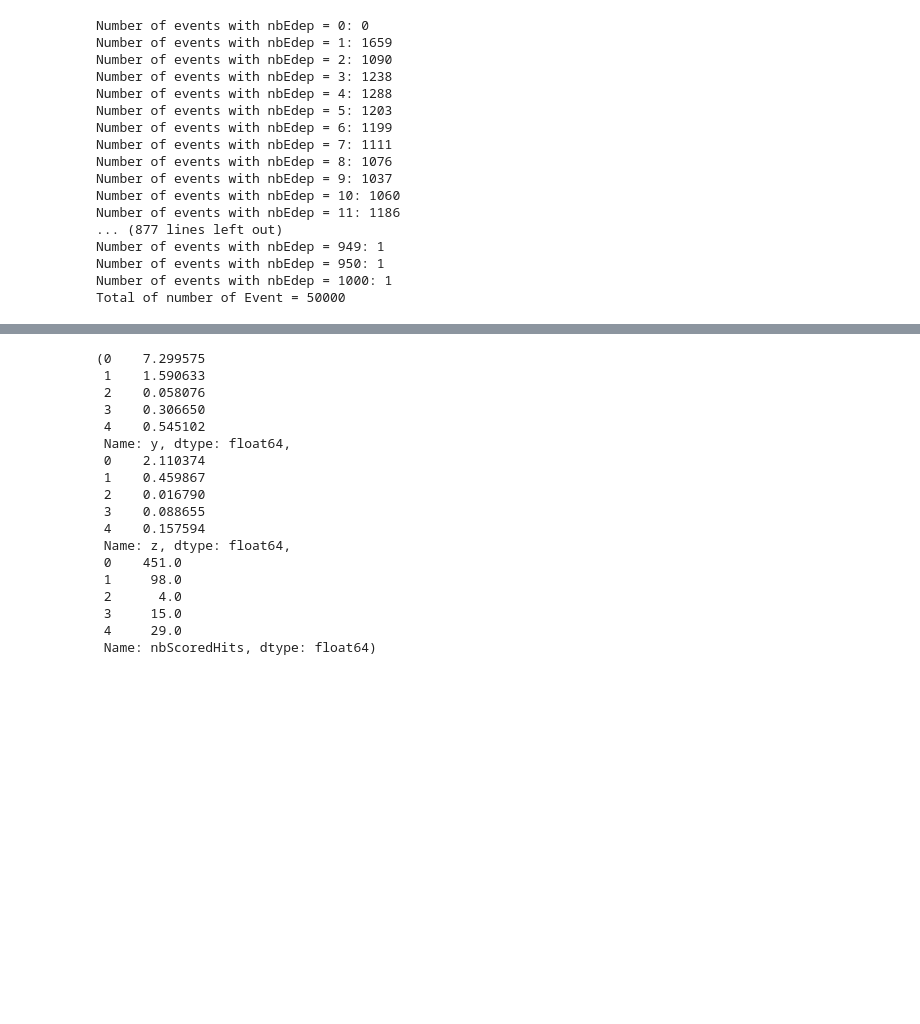
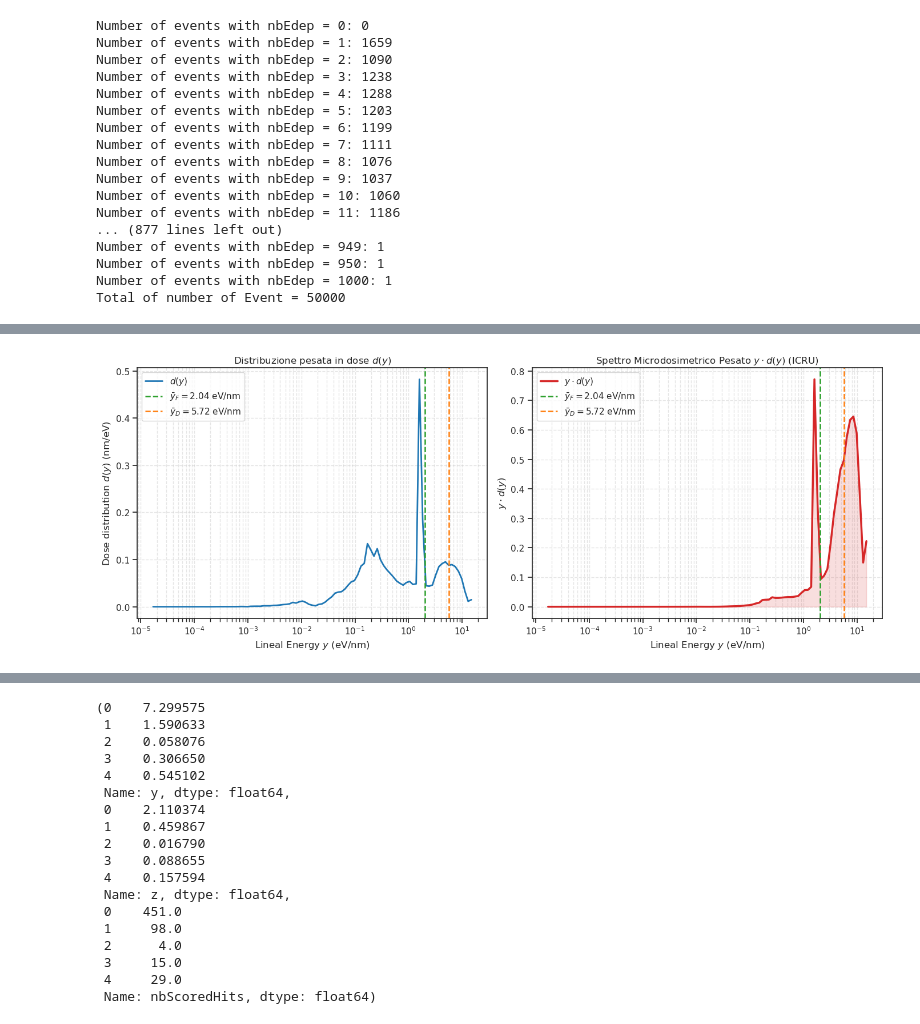
Before and after one commit to michelepascazio28-dot/Rame, a Jupyter notebook: Analysis.ipynb, the cells around one changed output, grey strips where cells are left out. Drawn from its saved outputs; the diff is of its cells as text; code cells hidden in the pictures; blank space fills up the shorter version.

```diff
--- a/Analysis.ipynb
+++ b/Analysis.ipynb
@@ -118,3 +237,97 @@ plt.show()
+# %%
+import matplotlib.pyplot as plt
+import numpy as np
+import pandas as pd
+import seaborn as sns
+
+# Stile grafico
+sns.set_theme(style="ticks")
+plt.rcParams.update({"font.size": 11, "figure.autolayout": True})
+
+# -----------------------------------------------------------------------------
+# 1. PREPARAZIONE DATI E BINNAGGIO LOGARITMICO
+# -----------------------------------------------------------------------------
+y_data = df["y"].values
+y_data = y_data[y_data > 0]
+
+num_bins = 100
+bins = np.logspace(np.log10(np.min(y_data)), np.log10(np.max(y_data)), num_bins)
+
+counts, bin_edges = np.histogram(y_data, bins=bins)
+bin_centers = np.sqrt(bin_edges[:-1] * bin_edges[1:])
+dy = np.diff(bin_edges)
+
+# Calcolo f(y), d(y), y*d(y)
+f_y = counts / (np.sum(counts) * dy)
+y_F = np.sum(bin_centers * f_y * dy)
+y_D = np.sum((bin_centers**2) * f_y * dy) / y_F
+
+d_y = (bin_centers * f_y) / y_F
+yd_y = bin_centers * d_y
+
+# -----------------------------------------------------------------------------
+# 2. GENERAZIONE GRAFICI CON SEGNALATORI y_F E y_D
+# -----------------------------------------------------------------------------
+fig, axes = plt.subplots(1, 2, figsize=(14, 5.5))
+
+# --- GRAFICO A: d(y) vs y ---
+axes[0].plot(bin_centers, d_y, color="#1f77b4", lw=2, label="$d(y)$")
+axes[0].axvline(
+    x=y_F,
+    color="#2ca02c",
+    linestyle="--",
+    linewidth=1.8,
+    label=f"$\\bar{{y}}_F = {y_F:.2f}$ eV/nm",
+)
+axes[0].axvline(
+    x=y_D,
+    color="#ff7f0e",
+    linestyle="--",
+    linewidth=1.8,
+    label=f"$\\bar{{y}}_D = {y_D:.2f}$ eV/nm",
+)
+
+axes[0].set_xscale("log")
+axes[0].set_xlabel("Lineal Energy $y$ (eV/nm)")
+axes[0].set_ylabel("Dose distribution $d(y)$ (nm/eV)")
+axes[0].set_title("Distribuzione pesata in dose $d(y)$")
+axes[0].grid(True, which="both", ls="--", alpha=0.5)
+axes[0].legend(loc="upper left")
+
+# --- GRAFICO B: y*d(y) vs y (Rappresentazione ICRU) ---
+axes[1].plot(
+    bin_centers, yd_y, color="#d62728", lw=2.5, label="$y \\cdot d(y)$"
+)
+axes[1].fill_between(bin_centers, yd_y, color="#d62728", alpha=0.15)
+
+# Linee verticali per y_F e y_D
+axes[1].axvline(
+    x=y_F,
+    color="#2ca02c",
+    linestyle="--",
+    linewidth=1.8,
+    label=f"$\\bar{{y}}_F = {y_F:.2f}$ eV/nm",
+)
+axes[1].axvline(
+    x=y_D,
+    color="#ff7f0e",
+    linestyle="--",
+    linewidth=1.8,
+    label=f"$\\bar{{y}}_D = {y_D:.2f}$ eV/nm",
+)
+
+axes[1].set_xscale("log")
+axes[1].set_xlabel("Lineal Energy $y$ (eV/nm)")
+axes[1].set_ylabel("$y \\cdot d(y)$")
+axes[1].set_title("Spettro Microdosimetrico Pesato $y \\cdot d(y)$ (ICRU)")
+axes[1].grid(True, which="both", ls="--", alpha=0.5)
+axes[1].legend(loc="upper left")
+
+plt.tight_layout()
+plt.savefig("spettri_microdosimetrici_marked.png", dpi=300)
+plt.show()
+# %% [output]
+[figure, added]
 # %%
 import matplotlib.pyplot as plt
 import numpy as np
```
Also changed, not shown: parts of 7 cells of this notebook, 9 other files.
